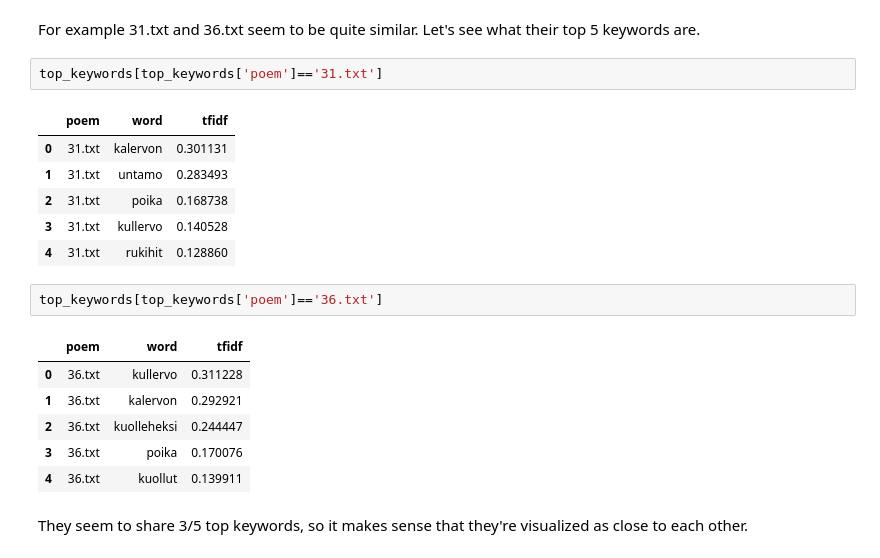
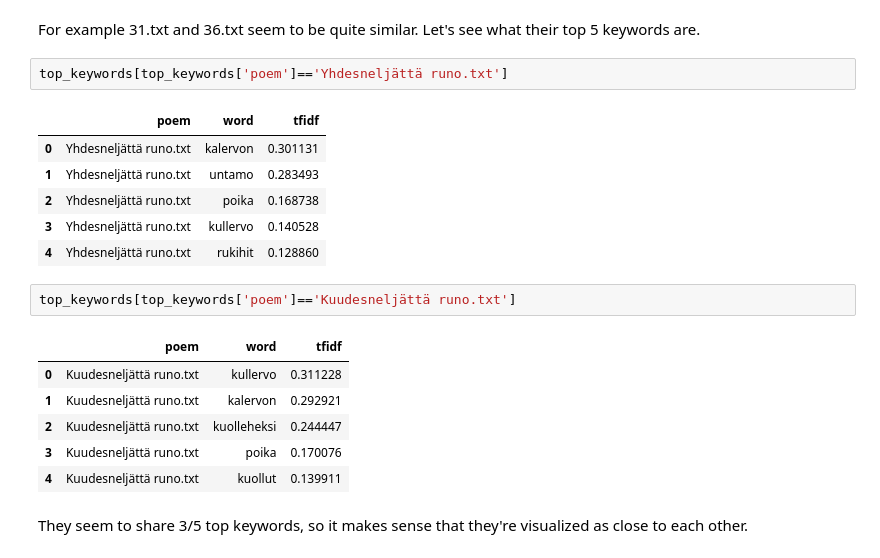
Before and after one commit to annisall/kalevala_analysis, a Jupyter notebook: kalevala_analysis.ipynb, the cells around one changed output. Cells and saved outputs as stored; diff of their text form.

```diff
--- a/kalevala_analysis.ipynb
+++ b/kalevala_analysis.ipynb
@@ -109,22 +109,22 @@ for x, y, name in zip(xs, ys, poem_names):
 # %% [markdown]
 For example 31.txt and 36.txt seem to be quite similar. Let's see what their top 5 keywords are.
 # %%
-top_keywords[top_keywords['poem']=='31.txt']
+top_keywords[top_keywords['poem']=='Yhdesneljättä runo.txt']
 # %% [output]
 |  | poem | word | tfidf |
-| 0 | 31.txt | kalervon | 0.301131 |
-| 1 | 31.txt | untamo | 0.283493 |
-| 2 | 31.txt | poika | 0.168738 |
-| 3 | 31.txt | kullervo | 0.140528 |
-| 4 | 31.txt | rukihit | 0.128860 |
+| 0 | Yhdesneljättä runo.txt | kalervon | 0.301131 |
+| 1 | Yhdesneljättä runo.txt | untamo | 0.283493 |
+| 2 | Yhdesneljättä runo.txt | poika | 0.168738 |
+| 3 | Yhdesneljättä runo.txt | kullervo | 0.140528 |
+| 4 | Yhdesneljättä runo.txt | rukihit | 0.128860 |
 # %%
-top_keywords[top_keywords['poem']=='36.txt']
+top_keywords[top_keywords['poem']=='Kuudesneljättä runo.txt']
 # %% [output]
 |  | poem | word | tfidf |
-| 0 | 36.txt | kullervo | 0.311228 |
-| 1 | 36.txt | kalervon | 0.292921 |
-| 2 | 36.txt | kuolleheksi | 0.244447 |
-| 3 | 36.txt | poika | 0.170076 |
-| 4 | 36.txt | kuollut | 0.139911 |
+| 0 | Kuudesneljättä runo.txt | kullervo | 0.311228 |
+| 1 | Kuudesneljättä runo.txt | kalervon | 0.292921 |
+| 2 | Kuudesneljättä runo.txt | kuolleheksi | 0.244447 |
+| 3 | Kuudesneljättä runo.txt | poika | 0.170076 |
+| 4 | Kuudesneljättä runo.txt | kuollut | 0.139911 |
 # %% [markdown]
 They seem to share 3/5 top keywords, so it makes sense that they're visualized as close to each other.
```
Also changed, not shown: parts of 3 cells of this notebook.
